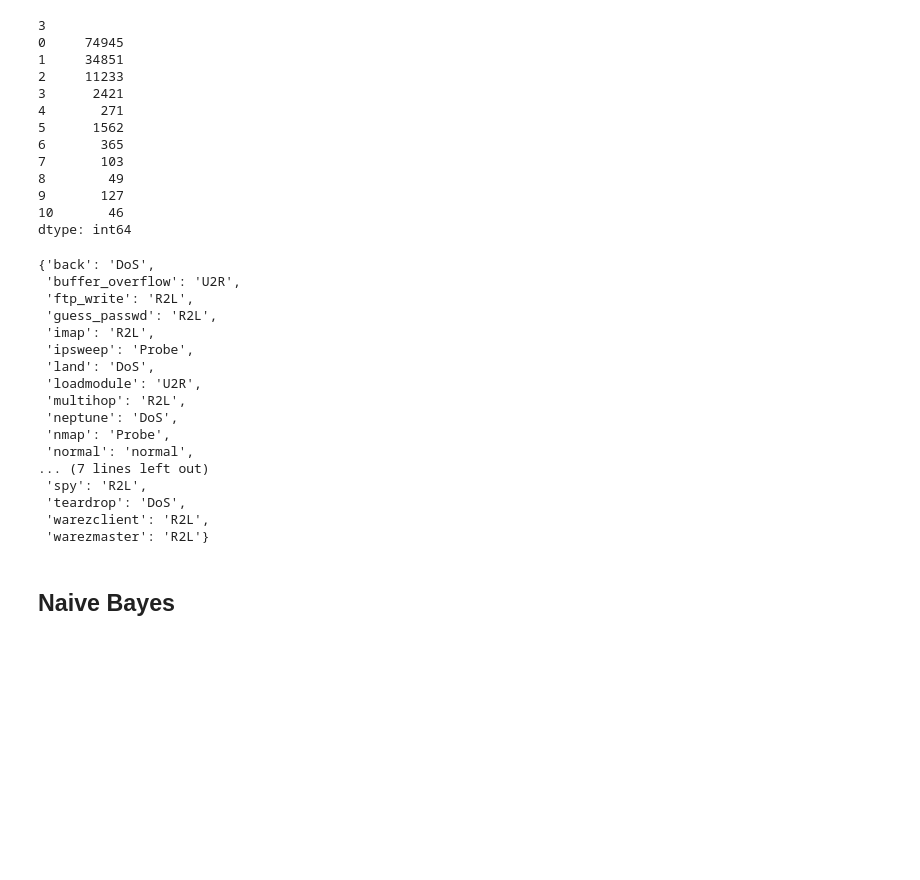
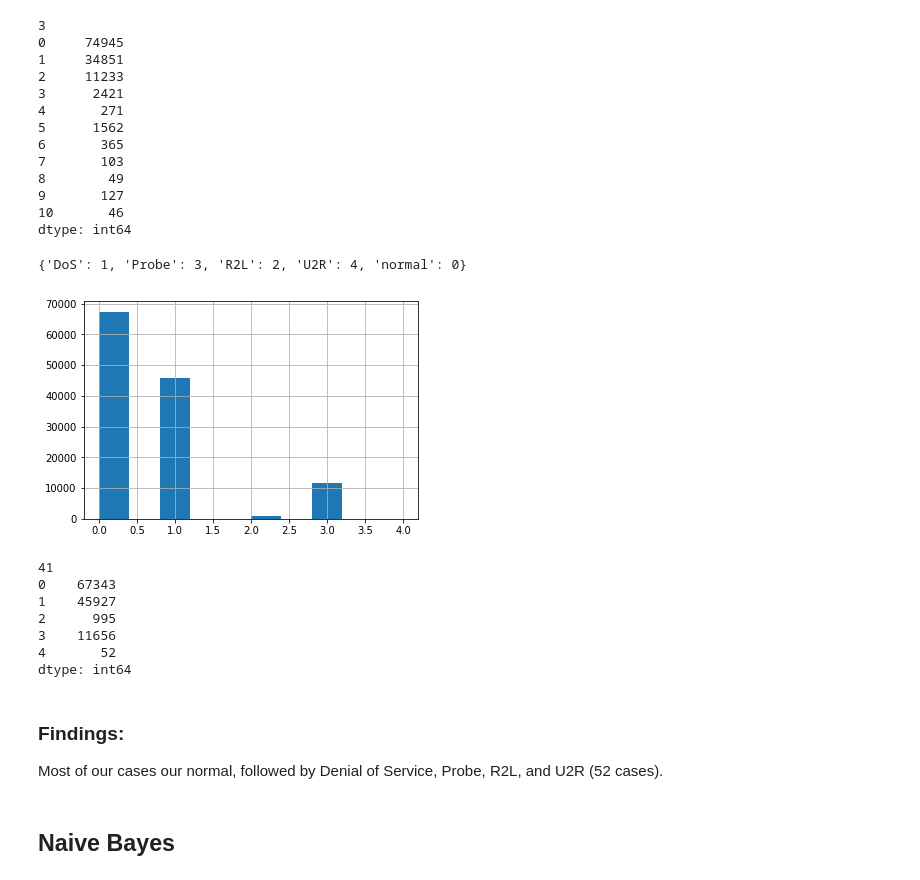
Before and after one commit to sarabranham/CX4240, a Jupyter notebook: Final.ipynb, the cells around one changed output. Drawn from its saved outputs; the diff is of its cells as text; code cells hidden in the pictures; blank space fills up the shorter version.

```diff
--- a/Final.ipynb
+++ b/Final.ipynb
@@ -234,26 +242,33 @@ attack_simp = {}
 for a in traindata[41].unique():
     if attack_dict[a] is not None:
         attack_simp[a] = attack_dict[a]
-# %%
-attack_simp
-# %% [output]
-{'back': 'DoS',
- 'buffer_overflow': 'U2R',
- 'ftp_write': 'R2L',
- 'guess_passwd': 'R2L',
- 'imap': 'R2L',
- 'ipsweep': 'Probe',
- 'land': 'DoS',
- 'loadmodule': 'U2R',
- 'multihop': 'R2L',
- 'neptune': 'DoS',
- 'nmap': 'Probe',
- 'normal': 'normal',
-... (7 lines left out)
- 'spy': 'R2L',
- 'teardrop': 'DoS',
- 'warezclient': 'R2L',
- 'warezmaster': 'R2L'}
+# %%
+traindata = traindata.replace(attack_simp)
+# %%
+label_map = dict(zip(traindata[41].unique(), range(len(traindata[41].unique()))))
+label_map
+# %% [output]
+{'DoS': 1, 'Probe': 3, 'R2L': 2, 'U2R': 4, 'normal': 0}
+# %%
+traindata = traindata.replace(label_map)
+# %%
+traindata[41].hist()
+plt.show()
+# %% [output]
+[figure, added]
+# %%
+traindata.groupby(41).size()
+# %% [output]
+41
+0    67343
+1    45927
+2      995
+3    11656
+4       52
+dtype: int64
+# %% [markdown]
+### Findings:
+Most of our cases our normal, followed by Denial of Service, Probe, R2L, and U2R (52 cases).
 # %% [markdown]
 ## Naive Bayes
 # %%
```
Also changed, not shown: parts of 21 cells of this notebook.
